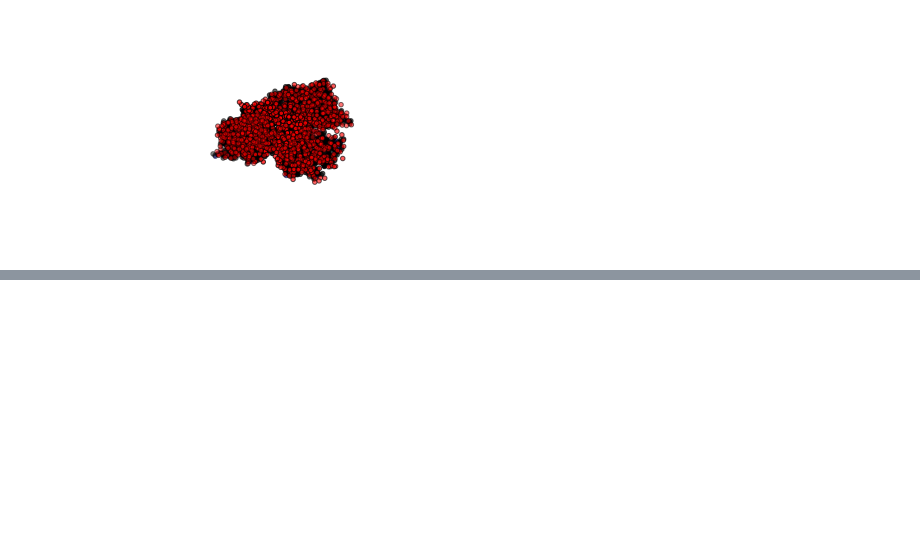
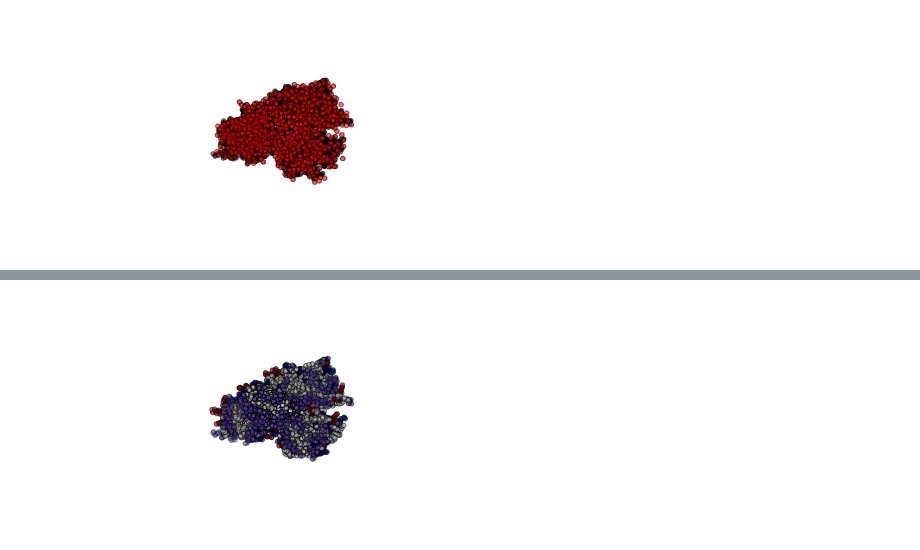
Before and after one commit to acabrelles/protein-viewer, a Jupyter notebook: viewer2d/Matplotlib_notebook.ipynb, the cells around one changed output, grey strips where cells are left out. Drawn from its saved outputs; the diff is of its cells as text; code cells hidden in the pictures; blank space fills up the shorter version.

```diff
--- a/viewer2d/Matplotlib_notebook.ipynb
+++ b/viewer2d/Matplotlib_notebook.ipynb
@@ -57,0 +89,22 @@ plt.show()
+# %%
+fig = plt.figure()
+ax = fig.add_subplot(111, projection='3d')
+
+for resname, residuetype in resdict.iteritems():
+    residues = [residue for residue in structure.get_residues() if residue.get_resname() == resname]
+    rescoord = []
+    color = colorrgba(residuetype)
+    for residue in residues:
+        atoms = [atom for atom in residue.get_atoms()]
+        coordinates = [atom.coord for atom in atoms]
+        rescoord.append(np.array(coordinates))
+    if len(rescoord)>1:
+        rescoord = np.concatenate(rescoord)
+    if not len(residues)==0:
+        x, y, z =zip(*rescoord)
+        ax.scatter(x, y, z, c=color, marker='o')
+        ax.axis("off")
+
+plt.show()
+# %% [output]
+[figure, added]
```
Also changed, not shown: parts of 7 cells of this notebook, 5 other files.
